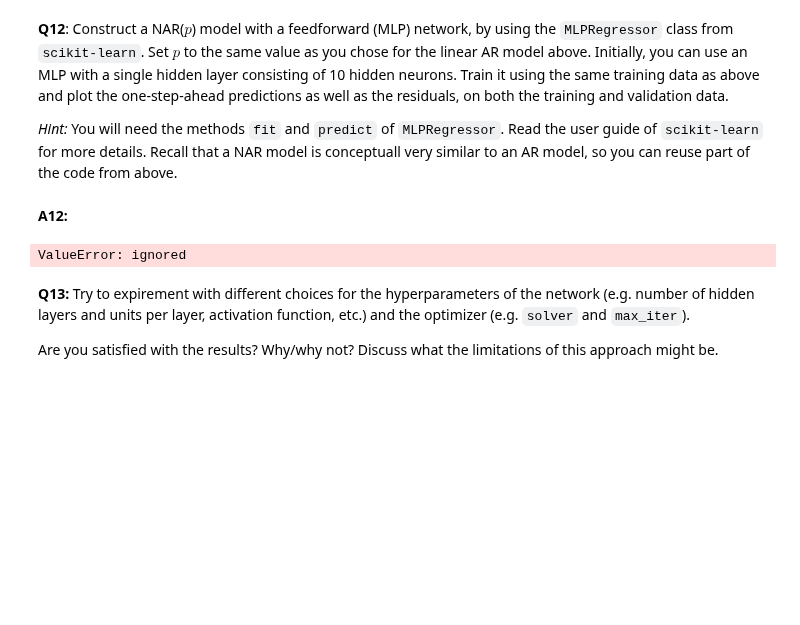
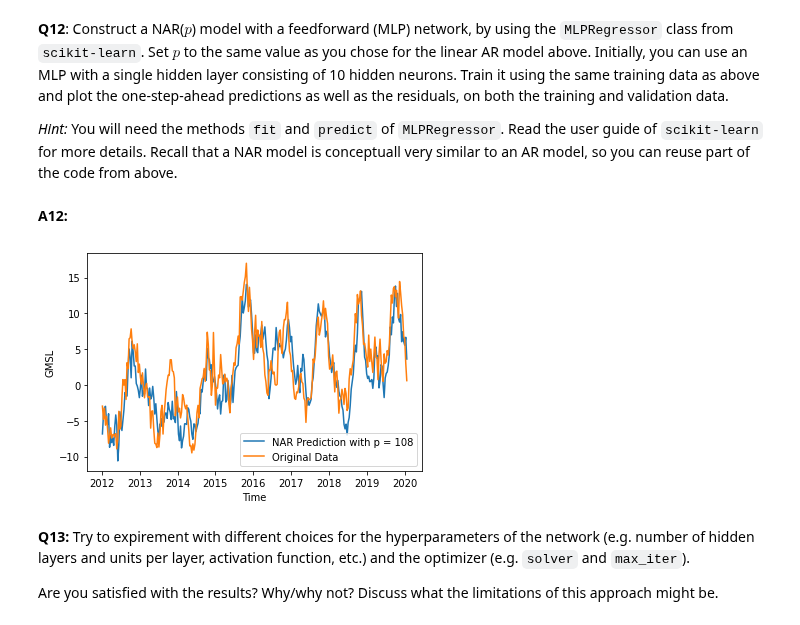
Before and after one commit to amannayak/Time-Series-and-Sequence-Analysis, a Jupyter notebook: Task1/tssl_lab1.ipynb, the cells around one changed output. Saved outputs shown, nothing was run; the diff lists cells and outputs as text; code cells hidden in the pictures; blank space fills up the shorter version.

```diff
--- a/Task1/tssl_lab1.ipynb
+++ b/Task1/tssl_lab1.ipynb
@@ -391,22 +392,32 @@ _Hint:_ You will need the methods `fit` and `predict` of `MLPRegressor`. Read th
 # %% [markdown]
 **A12:**
 # %%
-y = trainDataY
-n = y.shape[0]
+def phiCal(y , p):
+  n = y.shape[0]
+
+  Phi = np.zeros((n-p,p), dtype= int)
+
+  for j in range(p):
+      Phi[:,j] = y[j:(n+j-p)]
+  return Phi
 p = 108
-Phi = None
-Phi = np.zeros((n-p,p), dtype= int)
+yModel = trainDataY[p:]
 
-for j in range(p):
-    Phi[:,j] = y[j:n+j-p]
+model = MLPRegressor(hidden_layer_sizes=(10,) , activation= "relu")
+reg = model.fit(phiCal(y = trainDataY , p = 108), yModel)
+n = trainDataY.shape[0]
+dataValid_Y = np.append(trainDataY[(n - p): ] , ValidDataY)
 
-# # Drop the first p values from the target vector y
-yy = y[p:]  # yy = (y_{t+p+1}, ..., y_n)
-model = MLPRegressor(hidden_layer_sizes=(10,) , activation= "relu")
-reg = model.fit(Phi.reshape(-1 , 1), yy)
-#predictedVal = reg.predict(ValidDataY)
+predictedVal = reg.predict(phiCal(y = dataValid_Y , p = 108))
-# %% [output]
-ValueError: ignored
+# %%
+plt.plot(ValidDataX , predictedVal , label = "NAR Prediction with p = 108")
+plt.plot(ValidDataX , ValidDataY , label = "Original Data")
+plt.xlabel("Time")
+plt.ylabel("GMSL")
+plt.legend()
+plt.show()
+# %% [output]
+[figure, added]
 # %% [markdown]
 **Q13:** Try to expirement with different choices for the hyperparameters of the network (e.g. number of hidden layers and units per layer, activation function, etc.) and the optimizer (e.g. `solver` and `max_iter`).
 
```
Also changed, not shown: parts of 3 cells of this notebook.
